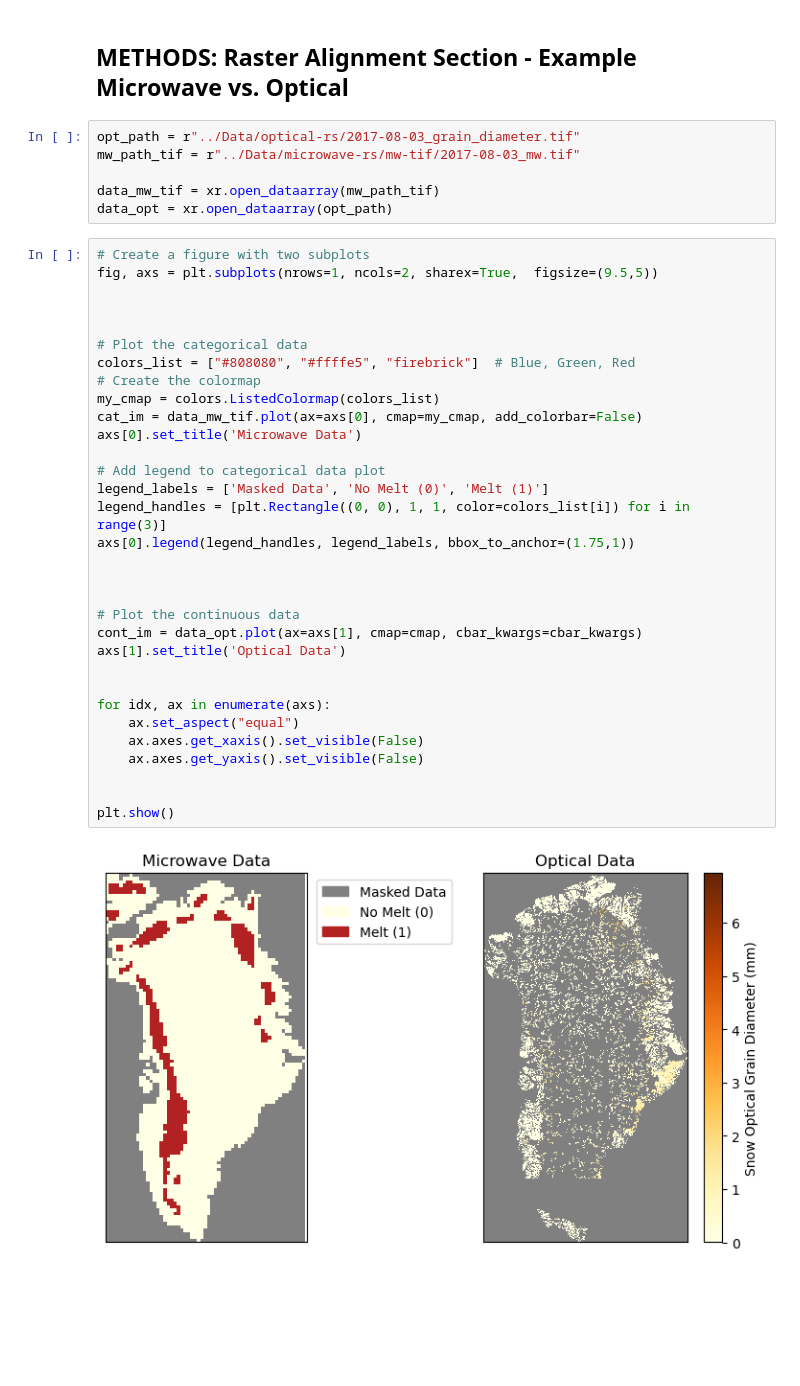
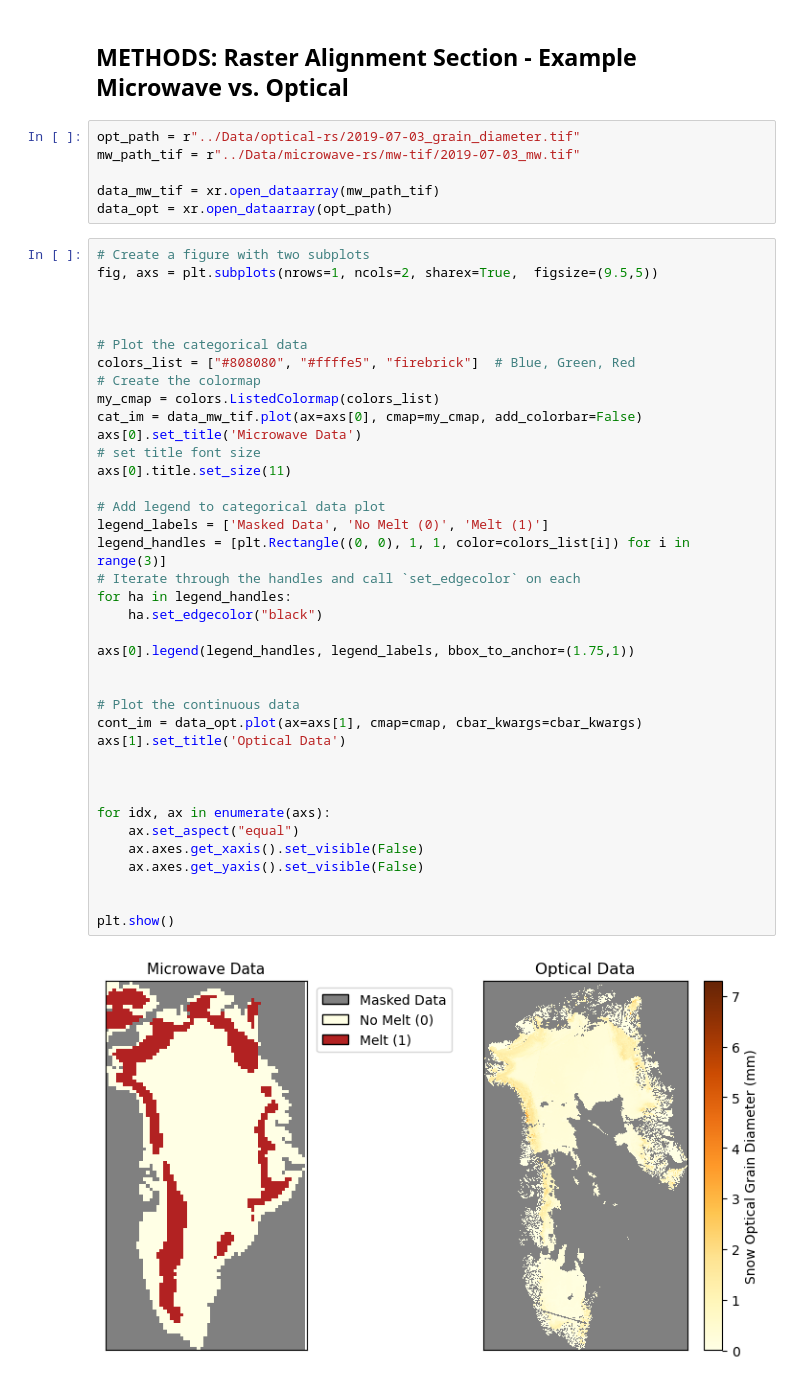
Before and after one commit to linaskerath/RP_Greenland, a Jupyter notebook: Scripts/09_plots.ipynb, the cells around one changed output. Cells and saved outputs as stored; diff of their text form; blank space fills up the shorter version.

```diff
--- a/Scripts/09_plots.ipynb
+++ b/Scripts/09_plots.ipynb
@@ -52,8 +52,8 @@ figsize=(6.4*1, 4.8*1)
 # %% [markdown]
 ## METHODS: Raster Alignment Section - Example Microwave vs. Optical
 # %%
-opt_path = r"../Data/optical-rs/2017-08-03_grain_diameter.tif"
-mw_path_tif = r"../Data/microwave-rs/mw-tif/2017-08-03_mw.tif"
+opt_path = r"../Data/optical-rs/2019-07-03_grain_diameter.tif"
+mw_path_tif = r"../Data/microwave-rs/mw-tif/2019-07-03_mw.tif"
 
 data_mw_tif = xr.open_dataarray(mw_path_tif)
 data_opt = xr.open_dataarray(opt_path)
@@ -62,32 +62,38 @@ data_opt = xr.open_dataarray(opt_path)
 fig, axs = plt.subplots(nrows=1, ncols=2, sharex=True,  figsize=(9.5,5))
 
 
 
 # Plot the categorical data
 colors_list = ["#808080", "#ffffe5", "firebrick"]  # Blue, Green, Red
 # Create the colormap
 my_cmap = colors.ListedColormap(colors_list)
 cat_im = data_mw_tif.plot(ax=axs[0], cmap=my_cmap, add_colorbar=False)
 axs[0].set_title('Microwave Data')
+# set title font size
+axs[0].title.set_size(11)
 
 # Add legend to categorical data plot
 legend_labels = ['Masked Data', 'No Melt (0)', 'Melt (1)']
 legend_handles = [plt.Rectangle((0, 0), 1, 1, color=colors_list[i]) for i in range(3)]
+# Iterate through the handles and call `set_edgecolor` on each
+for ha in legend_handles:
+    ha.set_edgecolor("black")
+
 axs[0].legend(legend_handles, legend_labels, bbox_to_anchor=(1.75,1))
-
 
 
 # Plot the continuous data
 cont_im = data_opt.plot(ax=axs[1], cmap=cmap, cbar_kwargs=cbar_kwargs)
 axs[1].set_title('Optical Data')
+
 
 
 for idx, ax in enumerate(axs):
     ax.set_aspect("equal")
     ax.axes.get_xaxis().set_visible(False)
     ax.axes.get_yaxis().set_visible(False)
 
 
 plt.show()
 # %% [output]
-[figure, old version]
+[figure, new version]
```
Also changed, not shown: parts of 16 cells of this notebook, 11 other files.
